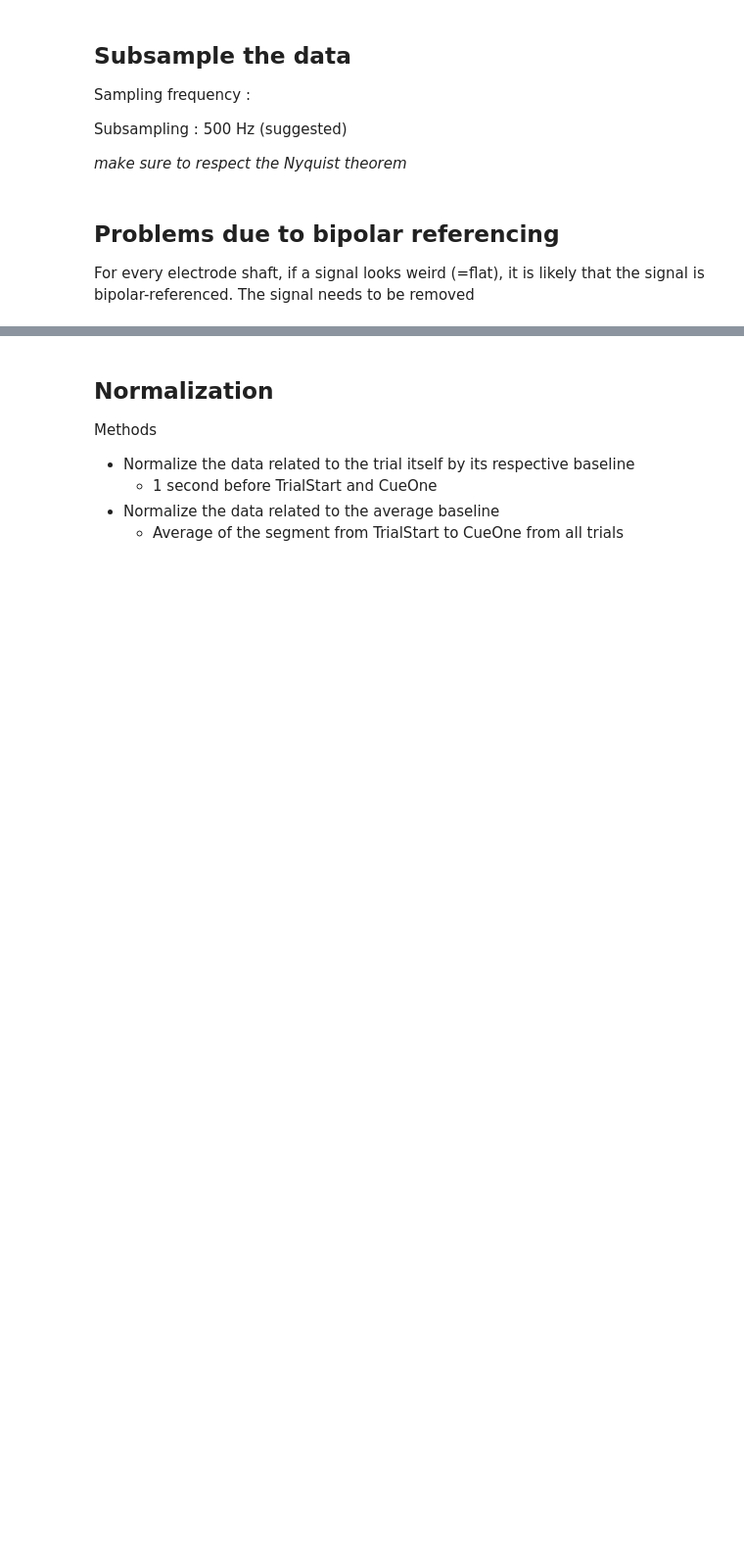
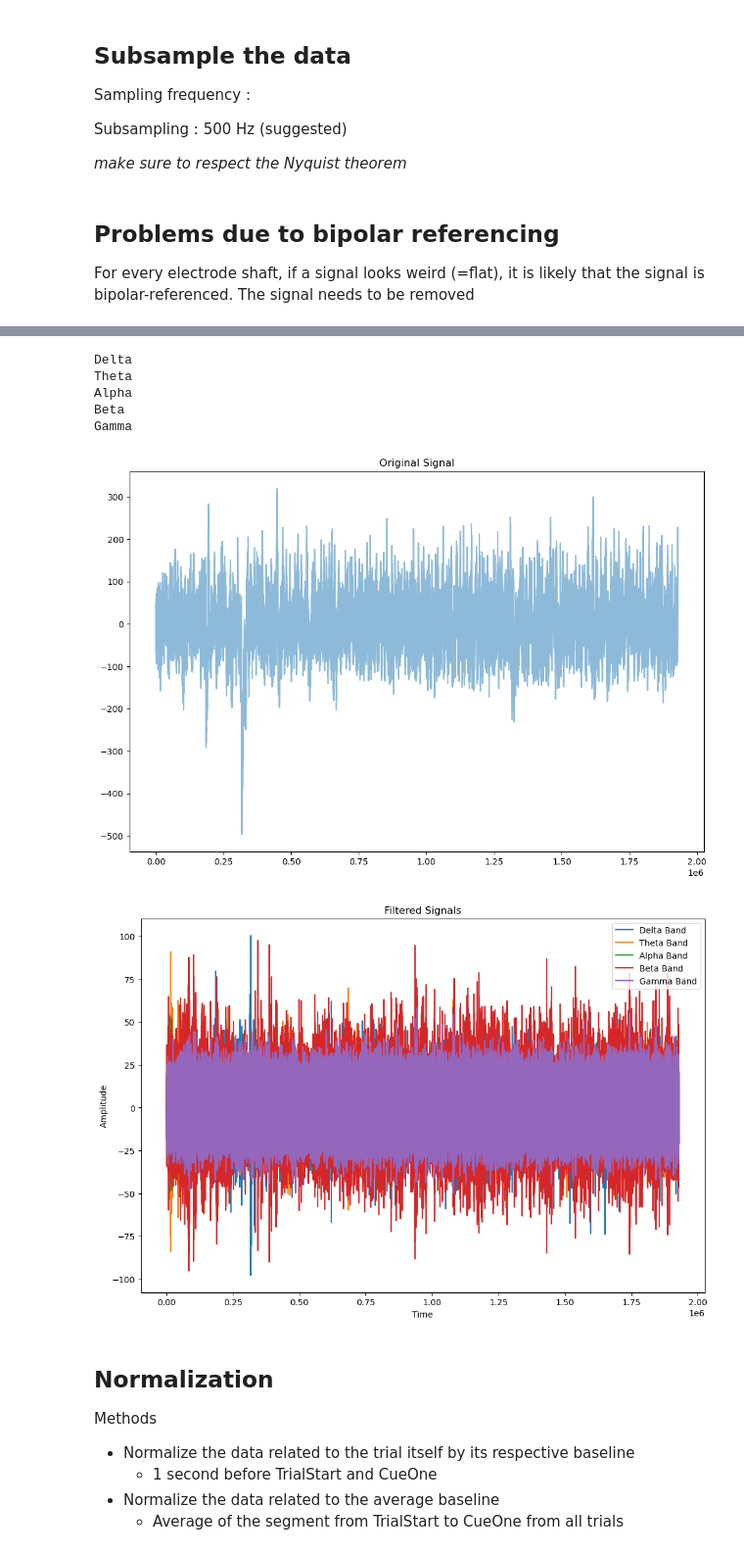
Before and after one commit to CS-433/ml-project-2-ml4science_tne, a Jupyter notebook: Code/preprocessing.ipynb, the cells around one changed output, grey strips where cells are left out. Shown at 98% size. Saved outputs shown, nothing was run; the diff lists cells and outputs as text; code cells hidden in the pictures; blank space fills up the shorter version.

```diff
--- a/Code/preprocessing.ipynb
+++ b/Code/preprocessing.ipynb
@@ -16,6 +16,16 @@ Sampling frequency :
 Subsampling : 500 Hz (suggested)
 
 _make sure to respect the Nyquist theorem_
+# %%
+datac = data.copy()
+subsample_rate = 2048 // 500
+
+for subject, sub_data in datac.items():
+    for session, sess_data in sub_data.items():
+        nb_channels = len(sess_data['channel_labels'])
+        sess_data['sub_neural_data'] = {}
+        for channel in range(nb_channels):
+            sess_data['sub_neural_data'][channel] = sess_data['neural_data'][channel][::subsample_rate]
 # %% [markdown]
 ## Problems due to bipolar referencing
 
@@ -33,6 +43,70 @@ Divide the signals in the usual different frequency bands :
 - Gamma (30-100 Hz)
 
 Maybe try other separations of frequency bands (e.g. low and high gamma, low and high beta, etc.)
+# %%
+from scipy.signal import butter, sosfilt
+
+def bandpass_filter(data, lowcut, highcut, fs, order=4):
+    """
+    Apply a bandpass filter to the input data.
+
+    Parameters:
+    - data: 1D NumPy array, the signal to filter.
+    - lowcut: float, lower frequency of the band (Hz).
+    - highcut: float, upper frequency of the band (Hz).
+    - fs: float, sampling frequency of the signal (Hz).
+    - order: int, the order of the filter.
+
+    Returns:
+    - filtered_data: 1D NumPy array, the filtered signal.
+    """
+    sos = butter(order, [lowcut, highcut], btype='band', fs=fs, output='sos')
+    return sosfilt(sos, data)
+
+freq_bands = {
+    "Delta": (0.5, 4),
+    "Theta": (4, 8),
+    "Alpha": (8, 13),
+    "Beta": (13, 30),
+    "Gamma": (30, 100)
+}
+
+sub_data = datac['s6']['sess1']['sub_neural_data']
+filtered_data = {}
+for band_name, (low, high) in freq_bands.items():
+    filtered_data[band_name] = []
+    for channel in range(len(sub_data)):
+        filtered_channel = bandpass_filter(sub_data[channel], low, high, 500)
+        filtered_data[band_name].append(filtered_channel)
+    print(band_name)
+# %% [output]
+Delta
+Theta
+Alpha
+Beta
+Gamma
+# %%
+channel_idx = 0
+
+time = np.arange(len(sub_data[channel_idx]))
+plt.figure(figsize=(12, 8))
+plt.plot(time, sub_data[channel_idx], label="Original Signal", alpha=0.5)
+plt.title("Original Signal")
+plt.show()
+
+plt.figure(figsize=(12, 8))
+
+for band_name, signals in filtered_data.items():
+    plt.plot(time, signals[channel_idx], label=f"{band_name} Band")
+
+plt.title("Filtered Signals")
+plt.xlabel("Time")
+plt.ylabel("Amplitude")
+plt.legend()
+plt.show()
+# %% [output]
+[figure, added]
+[figure, added]
 # %% [markdown]
 ## Normalization
 
```
Also changed, not shown: parts of 1 cell of this notebook, 9 other files.
